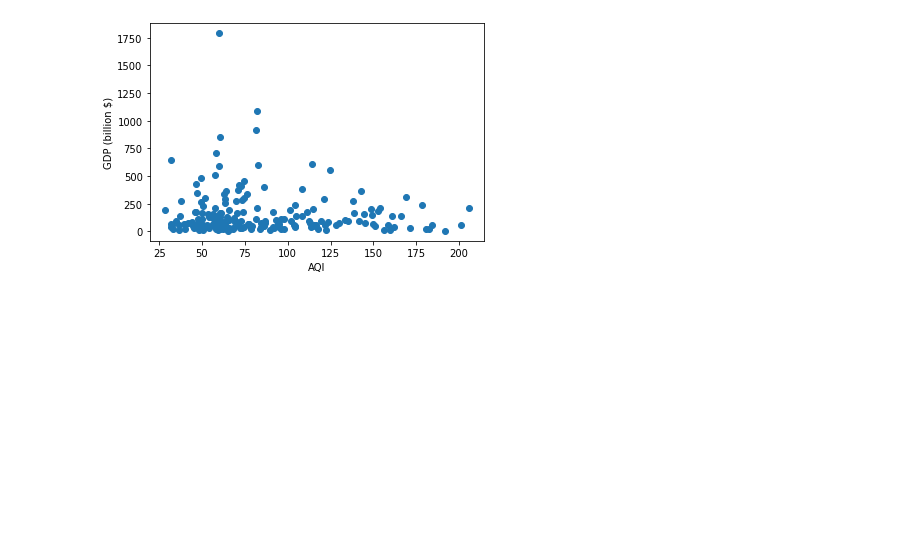
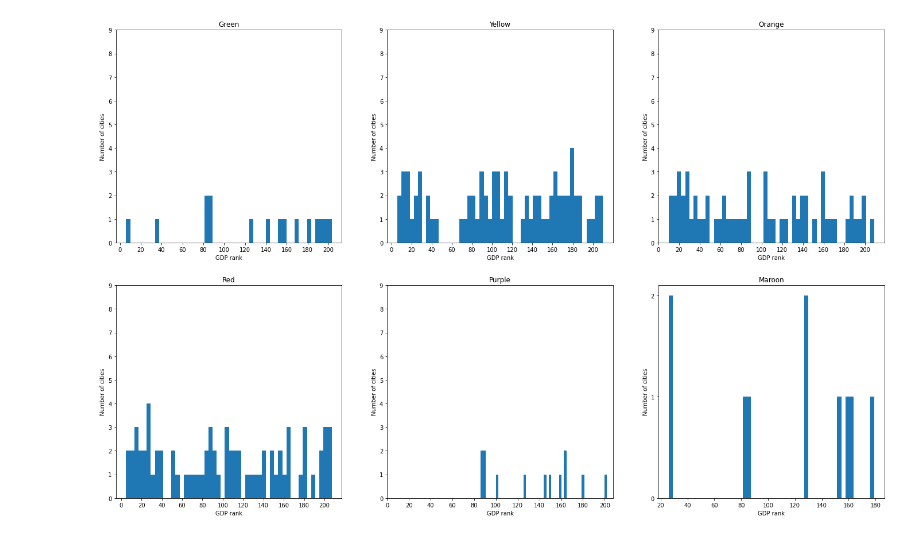
Before and after one commit to Quyenld9699/DataScience_AQI_explorer, a Jupyter notebook: analyze/aqi_gdp.ipynb, the cells around one changed output. Saved outputs shown, nothing was run; the diff lists cells and outputs as text; code cells hidden in the pictures; blank space fills up the shorter version.

```diff
--- a/analyze/aqi_gdp.ipynb
+++ b/analyze/aqi_gdp.ipynb
@@ -46,9 +6,0 @@ df_gdp['gdp'] = df_gdp['gdp'].map(lambda x: float(x))
-# %%
-import matplotlib.pyplot as plt
-
-y = df_gdp['city'].tolist()
-x = df_gdp['gdp'].tolist()
-plt.hist(x,bins=50)
-plt.ylabel('Number of Countries')
-plt.xlabel('GDP (billion $)')
-plt.show()
@@ -77,12 +121,0 @@ df_result
-# %%
-import matplotlib.pyplot as plt
-
-x = df_result['AQI'].tolist()
-y = df_result['gdp'].tolist()
-plt.scatter(x,y)
-plt.ylabel('GDP (billion $)')
-plt.xlabel('AQI')
-
-plt.show()
-# %% [output]
-[figure, removed]
@@ -88,0 +233,4 @@ plt.show()
+# %%
+plot_hist('max_AQI',df_re=df_result)
+# %% [output]
+[figure, added]
```
Also changed, not shown: parts of 15 cells of this notebook.
